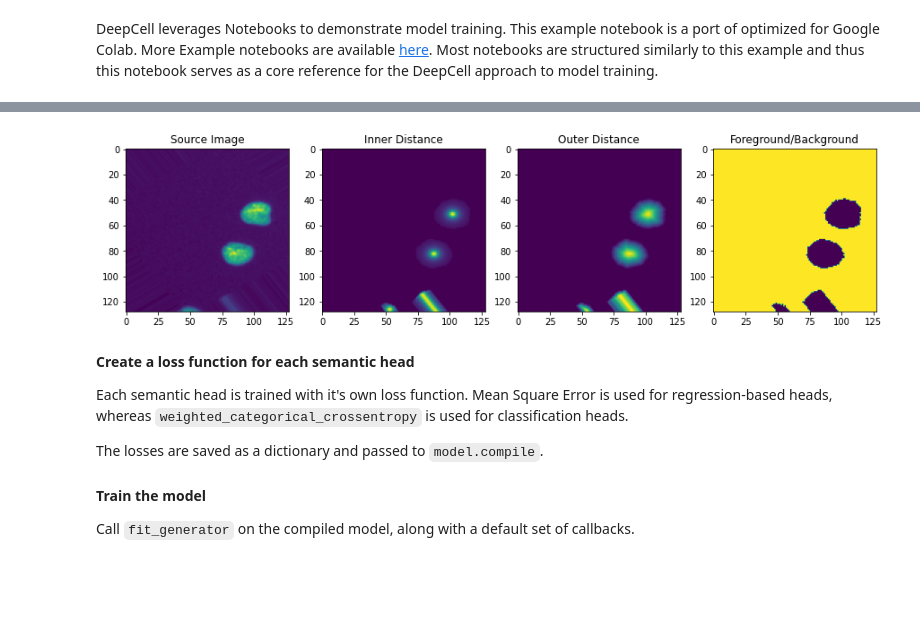
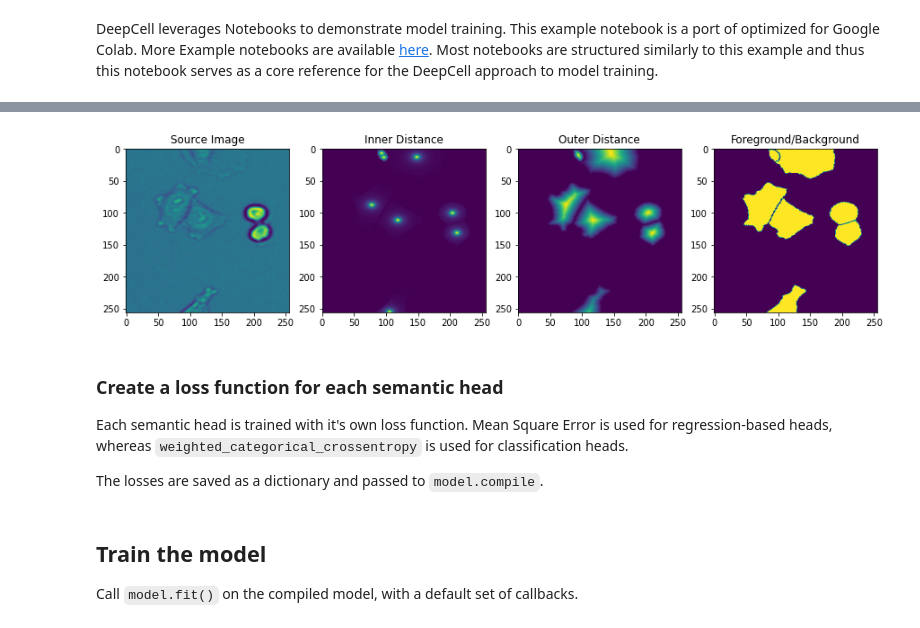
Before and after one commit to vanvalenlab/intro-to-deepcell, a Jupyter notebook: model_training/training_with_deepcell-tf.ipynb, the cells around one changed output, grey strips where cells are left out. Drawn from its saved outputs; the diff is of its cells as text; code cells hidden in the pictures; blank space fills up the shorter version.

```diff
--- a/model_training/training_with_deepcell-tf.ipynb
+++ b/model_training/training_with_deepcell-tf.ipynb
@@ -117,0 +60,11 @@ for d in (MODEL_DIR, LOG_DIR):
+# %%
+dataset = phase  # Change this to another dataset! (nuclear, phase, fluo_cyto)
+
+test_size = 0.2 # fraction of data saved as test
+seed = 0 # seed for random train-test split
+
+(X_train, y_train), (X_test, y_test) = dataset.load_data(
+    test_size=test_size, seed=seed)
+
+print('X_train.shape: {}\nX_test.shape: {}'.format(
+    X_train.shape, X_test.shape))
@@ -157,17 +115,13 @@ There are a number of tunable hyper parameters necessary for training deep learn
 from tensorflow.keras.optimizers import SGD, Adam
 from deepcell.utils.train_utils import rate_scheduler
 
-model_name = 'watershed_centroid_nuclear_general_std'
+n_epoch = 5
 
-n_epoch = 5  # Number of training epochs
-test_size = .20  # % of data saved as test
-norm_method = 'whole_image'  # data normalization
-
-lr = 1e-5
+lr = 1e-4
 optimizer = Adam(lr=lr, clipnorm=0.001)
 lr_sched = rate_scheduler(lr=lr, decay=0.99)
 
-batch_size = 1
+batch_size = 8
 
-min_objects = 3  # throw out images with fewer than this many objects
+min_objects = 2
 # %% [markdown]
@@ -178,7 +132,6 @@ The SemanticDataGenerator can output any number of transformations for each imag
 Here we use "inner-distance", "outer-distance" and "fgbg" to correspond to the inner distance, outer distance, and foreground background semantic heads, respectively. Keyword arguments may also be passed to each transform as a dict of transform names to kwargs.
 # %%
 from deepcell import image_generators
-from deepcell.utils import train_utils
 
 transforms = ['inner-distance', 'outer-distance', 'fgbg']
 transforms_kwargs = {'outer-distance': {'erosion_width': 0}}
@@ -187,17 +140,12 @@ transforms_kwargs = {'outer-distance': {'erosion_width': 0}}
 # use augmentation for training but not validation
 datagen = image_generators.SemanticDataGenerator(
     rotation_range=180,
-    shear_range=0,
+    fill_mode='reflect',
     zoom_range=(0.75, 1.25),
     horizontal_flip=True,
     vertical_flip=True)
 
-datagen_val = image_generators.SemanticDataGenerator(
-    rotation_range=0,
-    shear_range=0,
-    zoom_range=0,
-    horizontal_flip=0,
-    vertical_flip=0)
+datagen_val = image_generators.SemanticDataGenerator()
 
 train_data = datagen.flow(
     {'X': X_train, 'y': y_train},
@@ -220,33 +165,32 @@ WARNING:tensorflow:Removing 398 of 640 images with fewer than 3 objects.
 # %%
 from matplotlib import pyplot as plt
 
 inputs, outputs = train_data.next()
 
 img = inputs[0]
 inner_distance = outputs[0]
 outer_distance = outputs[1]
 fgbg = outputs[2]
 
 fig, axes = plt.subplots(1, 4, figsize=(15, 15))
 
 axes[0].imshow(img[..., 0])
 axes[0].set_title('Source Image')
 
 axes[1].imshow(inner_distance[0, ..., 0])
 axes[1].set_title('Inner Distance')
 
 axes[2].imshow(outer_distance[0, ..., 0])
 axes[2].set_title('Outer Distance')
 
-axes[3].imshow(fgbg[0, ..., 0])
+axes[3].imshow(fgbg[0, ..., 1])
 axes[3].set_title('Foreground/Background')
 
 plt.show()
 # %% [output]
-[figure, old version]
+[figure, new version]
 # %% [markdown]
-
-**Create a loss function for each semantic head**
+### Create a loss function for each semantic head
 
 Each semantic head is trained with it's own loss function. Mean Square Error is used for regression-based heads, whereas `weighted_categorical_crossentropy` is used for classification heads.
 
@@ -276,10 +220,9 @@ for layer in model.layers:
 # %%
 model.compile(loss=loss, optimizer=optimizer)
 # %% [markdown]
+## Train the model
 
-**Train the model**
-
-Call `fit_generator` on the compiled model, along with a default set of callbacks.
+Call `model.fit()` on the compiled model, with a default set of callbacks.
 # %%
 from deepcell.utils.train_utils import get_callbacks
 from deepcell.utils.train_utils import count_gpus
```
Also changed, not shown: parts of 24 cells of this notebook.
